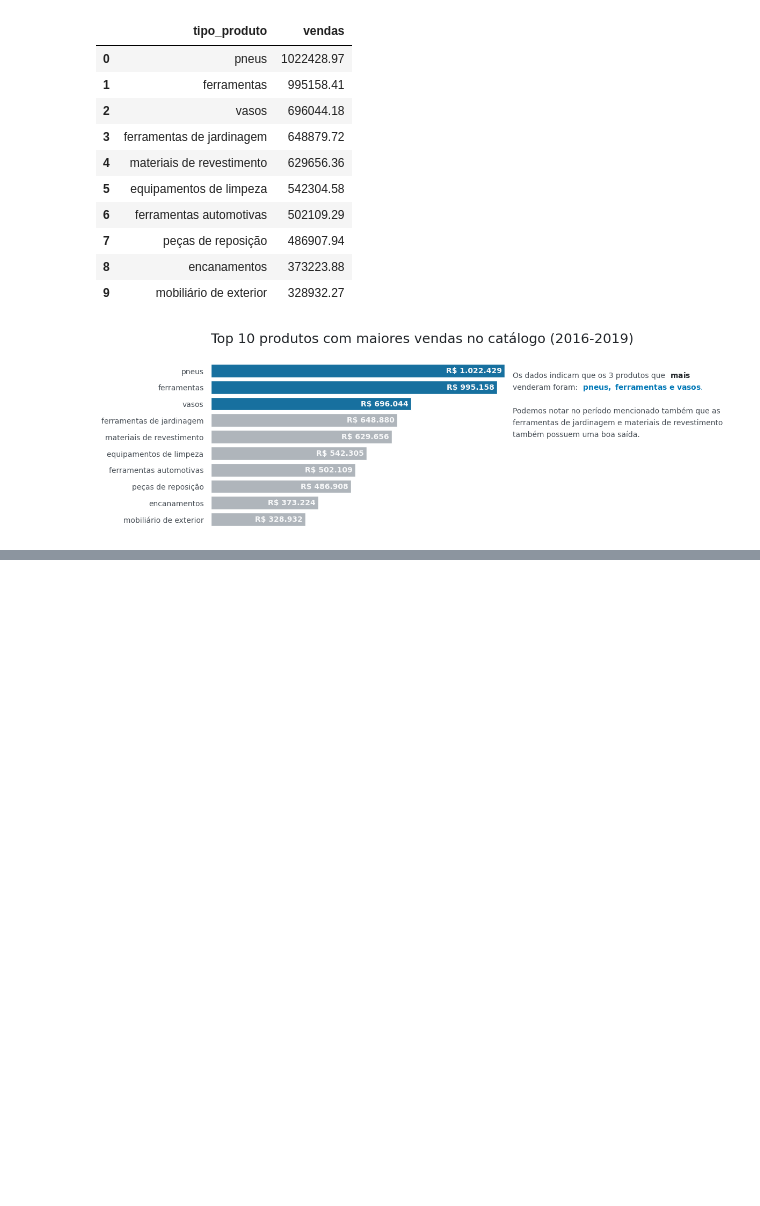
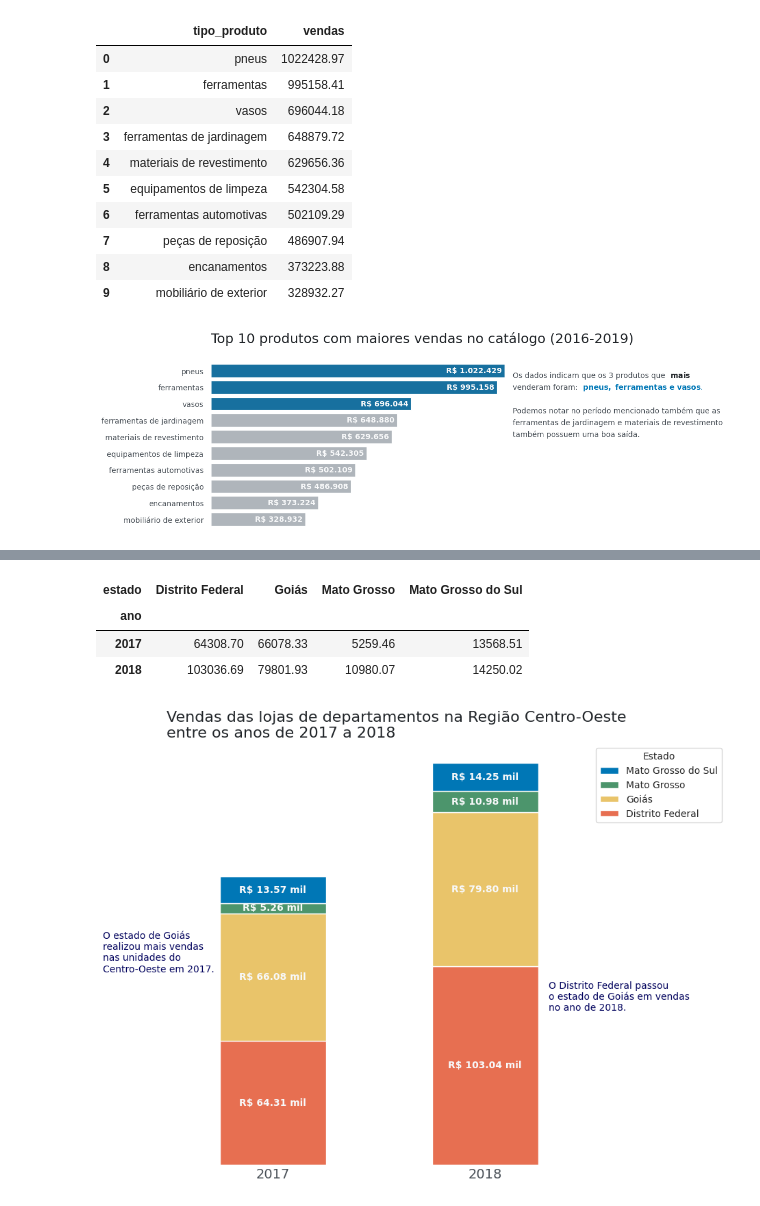
Before and after one commit to Matheus-Pombeiro/dataviz_comparison_distribution_charts, a Jupyter notebook: comparison_distribution_charts.ipynb, the cells around one changed output, grey strips where cells are left out. Drawn from its saved outputs; the diff is of its cells as text; code cells hidden in the pictures; blank space fills up the shorter version.

```diff
--- a/comparison_distribution_charts.ipynb
+++ b/comparison_distribution_charts.ipynb
@@ -508,0 +757,49 @@ plt.show()
+# %%
+# Criando uma tabela cruzada
+vendas_co_ano = pd.crosstab(index=vendas_co.ano, columns=vendas_co.estado,
+                            values=vendas_co.vendas, aggfunc='sum')
+
+# Exibindo df
+vendas_co_ano
+# %% [output]
+| estado | Distrito Federal | Goiás | Mato Grosso | Mato Grosso do Sul |
+| ano |  |  |  |  |
+| 2017 | 64308.70 | 66078.33 | 5259.46 | 13568.51 |
+| 2018 | 103036.69 | 79801.93 | 10980.07 | 14250.02 |
+# %%
+# Definindo as cores do gráfico
+cores = [VERMELHO1, AMARELO1, VERDE1, AZUL2]
+
+# Gerando gráfico de colunas empilhadas
+ax = vendas_co_ano.plot(kind='bar', stacked=True, figsize=(8, 8), color=cores)
+
+# Personalizando o gráfico
+ax.set_title('Vendas das lojas de departamentos na Região Centro-Oeste\nentre os anos de 2017 a 2018',
+             loc='left', fontsize=16, color = CINZA1)
+ax.set_xlabel('')
+ax.set_ylabel('')
+ax.set_yticklabels([])
+ax.xaxis.set_tick_params(labelsize=14, labelcolor=CINZA2, rotation=0)
+ax.set_frame_on(False)
+
+# Removendo ticks dos eixos x e y
+ax.tick_params(axis='both', which='both', length=0)
+
+# Anotando uma conclusão no gráfico
+ax.text(-0.8, 1e5, 'O estado de Goiás\nrealizou mais vendas\nnas unidades do\nCentro-Oeste em 2017.',
+        fontsize=10, linespacing=1.2, color=AZUL1)
+ax.text(1.3, 8e4, 'O Distrito Federal passou\no estado de Goiás em vendas\nno ano de 2018.',
+        fontsize=10, linespacing=1.2, color=AZUL1)
+
+# Personalizando a legenda
+ax.legend(bbox_to_anchor=(1, 1), reverse=True, title='Estado', title_fontsize=10, fontsize=10)
+
+# Adicionando valores
+for container in ax.containers:
+  labels = [f'R$ {valor.get_height()/1000:,.2f} mil'.replace(',', '.') for valor in container]
+  ax.bar_label(container, label_type='center', labels=labels, size=10, color=CINZA5, fontweight='bold')
+
+# Obtendo a figura
+fig = ax.get_figure()
+# %% [output]
+[figure, added]
```
Also changed, not shown: parts of 14 cells of this notebook.
